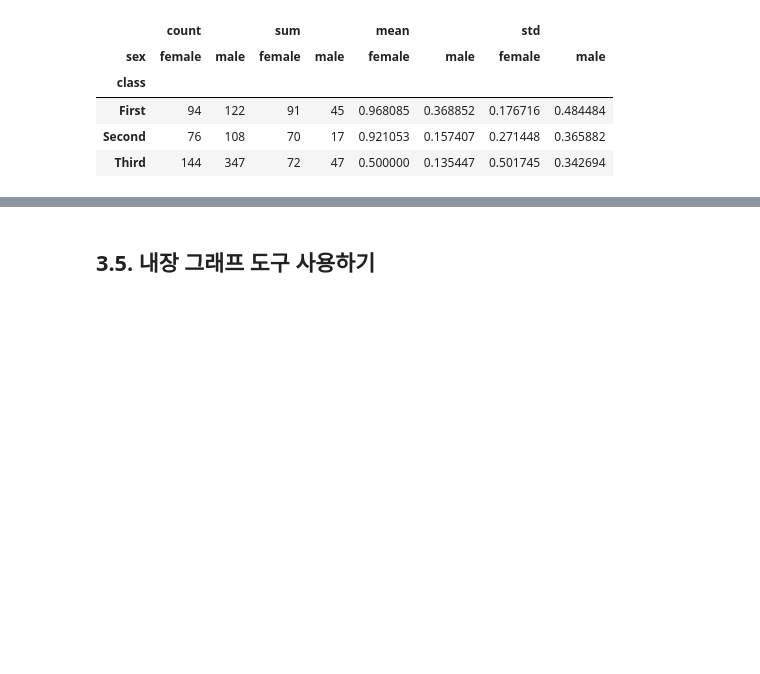
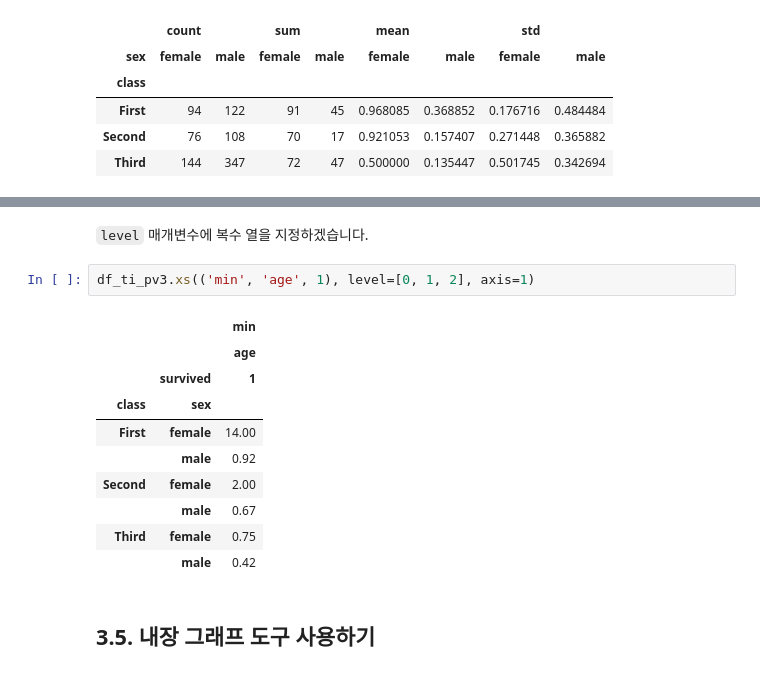
Before and after one commit to LeeSeungwon89/Pandas_Theory, a Jupyter notebook: 2. 데이터를 다루기 위한 파이썬 패키지.ipynb, the cells around one changed output, grey strips where cells are left out. Cells and saved outputs as stored; diff of their text form; blank space fills up the shorter version.

```diff
--- a/2. 데이터를 다루기 위한 파이썬 패키지.ipynb
+++ b/2. 데이터를 다루기 위한 파이썬 패키지.ipynb
@@ -3129,2 +3315,17 @@ df_ti_pv3
+# %% [markdown]
+`level` 매개변수에 복수 열을 지정하겠습니다.
+# %%
+df_ti_pv3.xs(('min', 'age', 1), level=[0, 1, 2], axis=1)
+# %% [output]
+|  |  | min |
+|  |  | age |
+|  | survived | 1 |
+| class | sex |  |
+| First | female | 14.00 |
+|  | male | 0.92 |
+| Second | female | 2.00 |
+|  | male | 0.67 |
+| Third | female | 0.75 |
+|  | male | 0.42 |
 # %% [markdown]
 ## **3.5. 내장 그래프 도구 사용하기**
```
Also changed, not shown: parts of 22 cells of this notebook.
